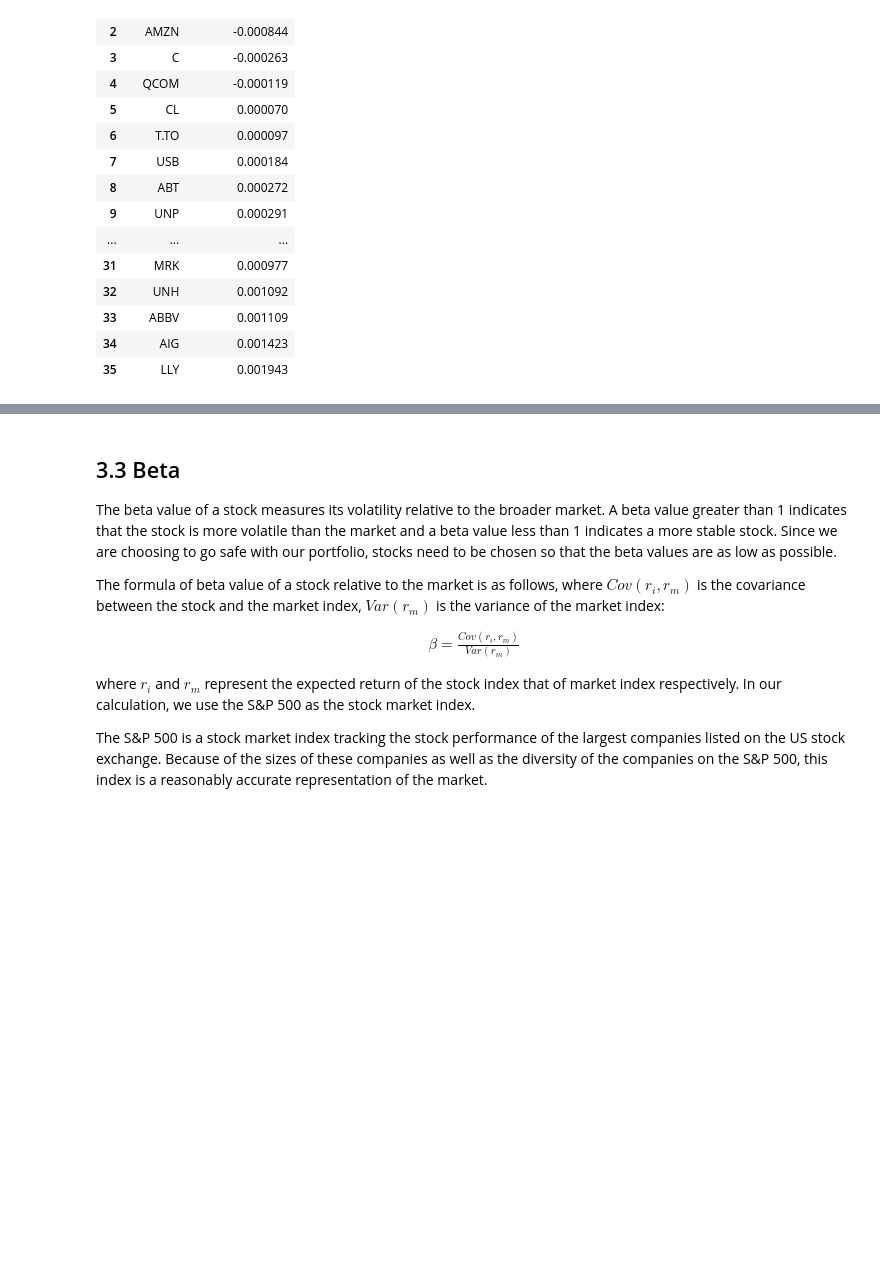
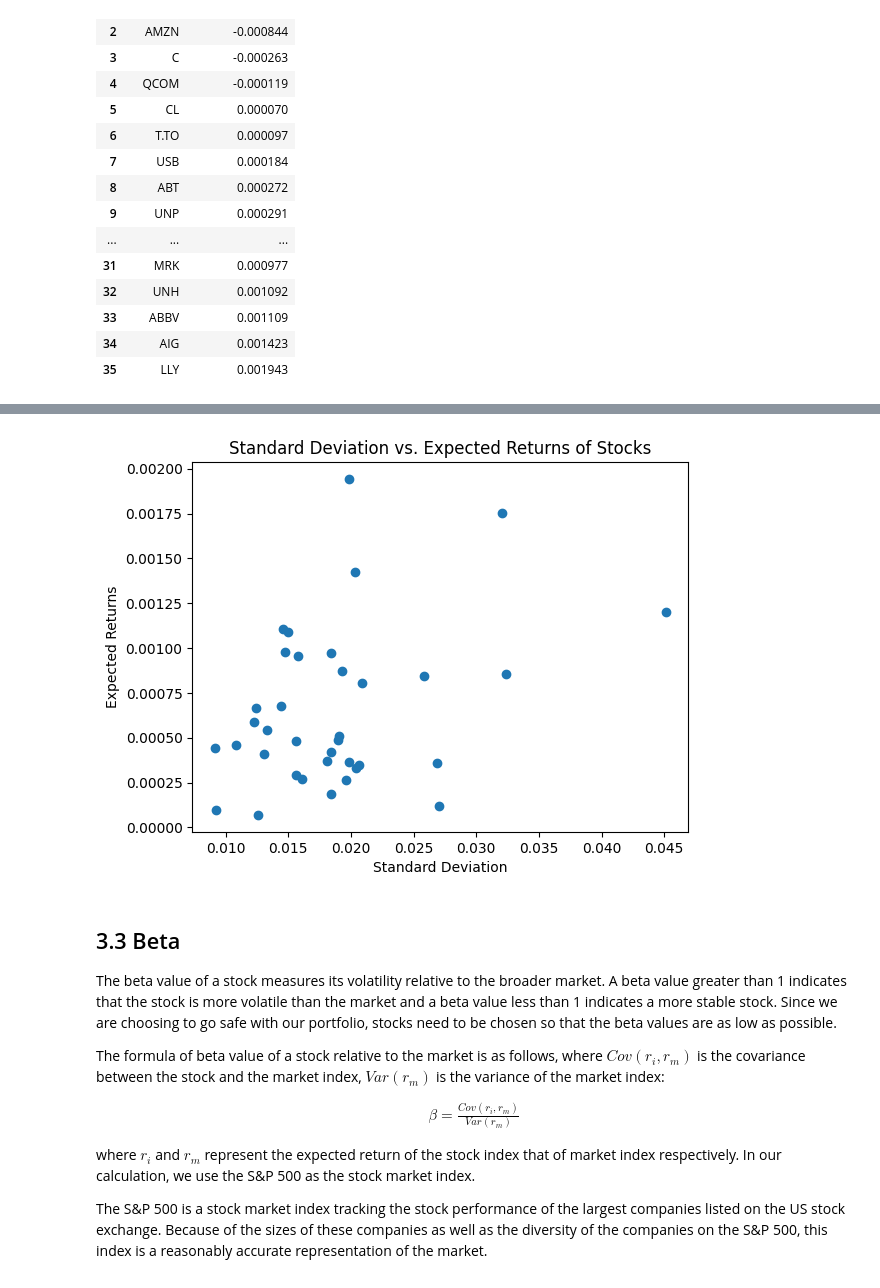
Before and after one commit to Zemelware/robo_stock_advisor, a Jupyter notebook: robo_stock_advisor.ipynb, the cells around one changed output, grey strips where cells are left out. Saved outputs shown, nothing was run; the diff lists cells and outputs as text; code cells hidden in the pictures; blank space fills up the shorter version.

```diff
--- a/robo_stock_advisor.ipynb
+++ b/robo_stock_advisor.ipynb
@@ -451,4 +465,16 @@ print(l_exp_returns_stocks)
 ['PYPL', 'SHOP.TO', 'AMZN', 'C', 'QCOM', 'CL', 'T.TO', 'USB', 'ABT', 'UNP', 'BLK', 'AAPL', 'BA', 'TXN', 'ACN', 'PG', 'UPS', 'RY.TO', 'TD.TO', 'MO', 'BK', 'BAC']
+# %%
+# Graph the relationship between standard deviation vs. expected returns for individual stocks
+expeceted_returns = abs(stock_expected_returns["expected_return"])
+stds = stock_std_returns["std"]
+
+plt.scatter(stds, expeceted_returns)
+plt.title("Standard Deviation vs. Expected Returns of Stocks")
+plt.xlabel("Standard Deviation")
+plt.ylabel("Expected Returns")
+plt.show()
+# %% [output]
+[figure, added]
 # %% [markdown]
 ## 3.3 Beta
 The beta value of a stock measures its volatility relative to the broader market. A beta value greater than 1 indicates that the stock is more volatile than the market and a beta value less than 1 indicates a more stable stock. Since we are choosing to go safe with our portfolio, stocks need to be chosen so that the beta values are as low as possible.
```
Also changed, not shown: parts of 11 cells of this notebook.
